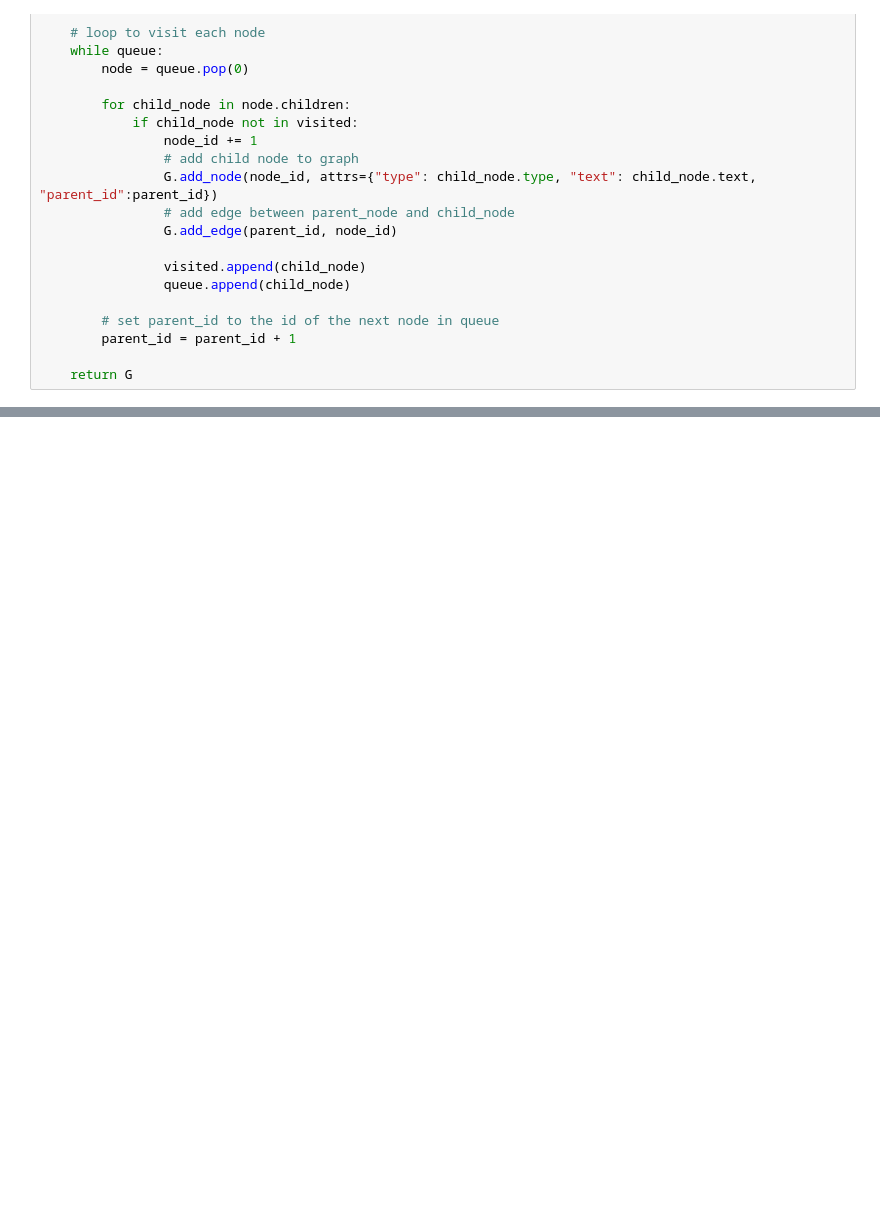
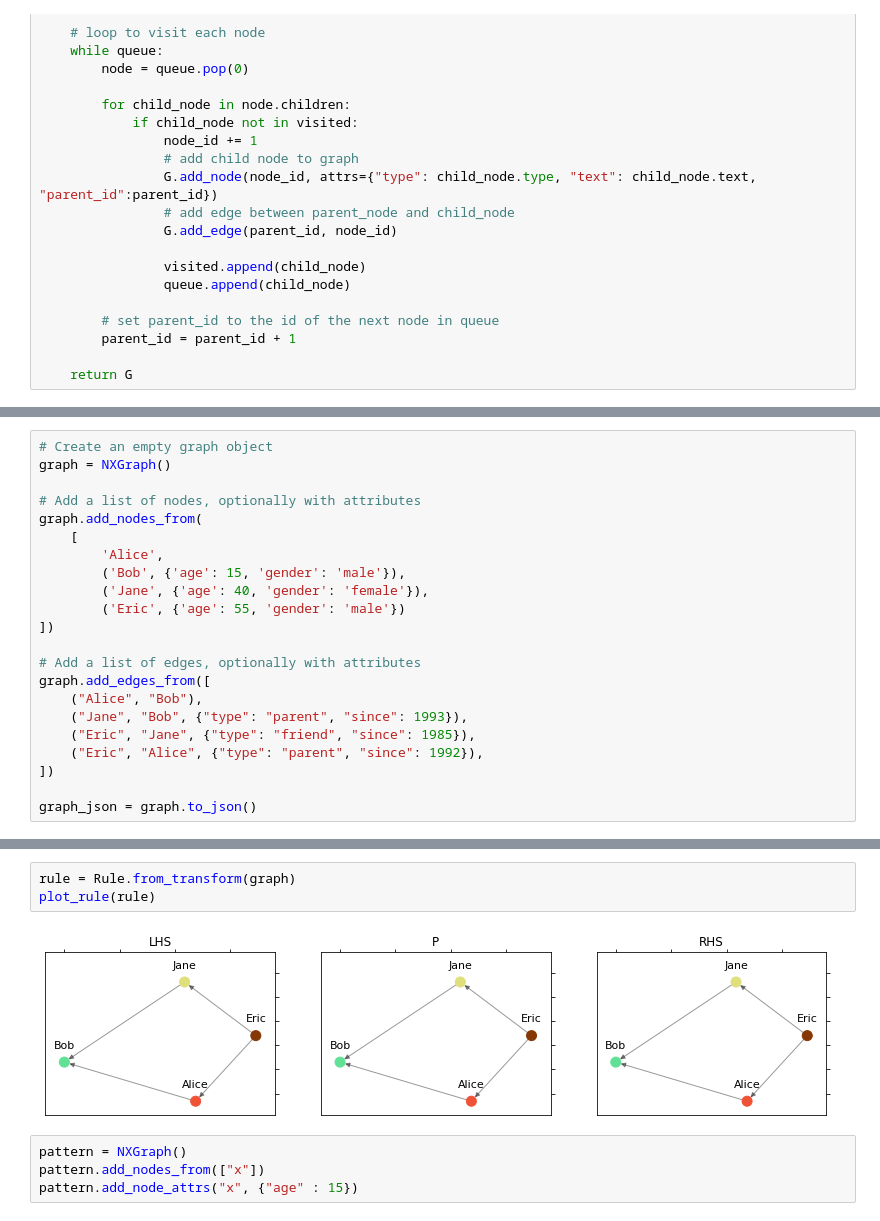
Before and after one commit to the-sea-ink/data-science-pipelines, a Jupyter notebook: networkx_graph_builder.ipynb, the cells around one changed output, grey strips where cells are left out. Saved outputs shown, nothing was run; the diff lists cells and outputs as text; blank space fills up the shorter version.

```diff
--- a/networkx_graph_builder.ipynb
+++ b/networkx_graph_builder.ipynb
@@ -103,0 +377,22 @@ print(json_rules)
+# %%
+# Create an empty graph object
+graph = NXGraph()
+
+# Add a list of nodes, optionally with attributes
+graph.add_nodes_from(
+    [
+        'Alice',
+        ('Bob', {'age': 15, 'gender': 'male'}),
+        ('Jane', {'age': 40, 'gender': 'female'}),
+        ('Eric', {'age': 55, 'gender': 'male'})
+])
+
+# Add a list of edges, optionally with attributes
+graph.add_edges_from([
+    ("Alice", "Bob"),
+    ("Jane", "Bob", {"type": "parent", "since": 1993}),
+    ("Eric", "Jane", {"type": "friend", "since": 1985}),
+    ("Eric", "Alice", {"type": "parent", "since": 1992}),
+])
+
+graph_json = graph.to_json()
@@ -103,0 +417,9 @@ print(json_rules)
+# %%
+rule = Rule.from_transform(graph)
+plot_rule(rule)
+# %% [output]
+[figure, added]
+# %%
+pattern = NXGraph()
+pattern.add_nodes_from(["x"])
+pattern.add_node_attrs("x", {"age" : 15})
```
Also changed, not shown: parts of 38 cells of this notebook.
